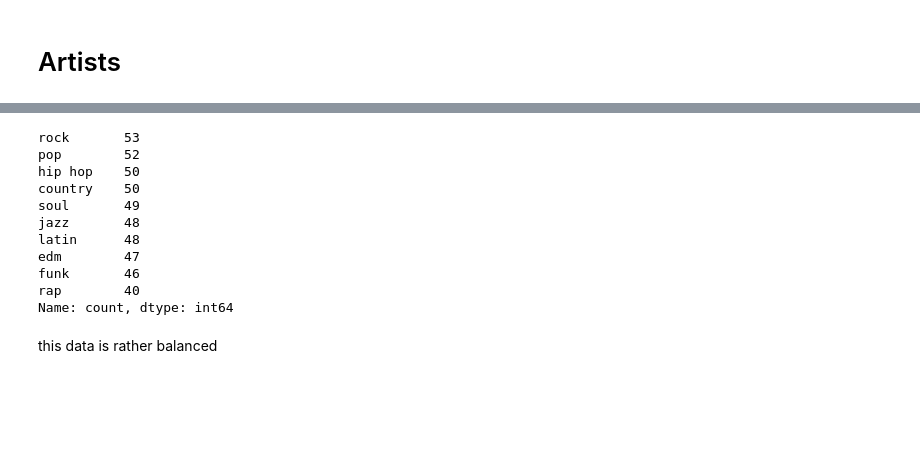
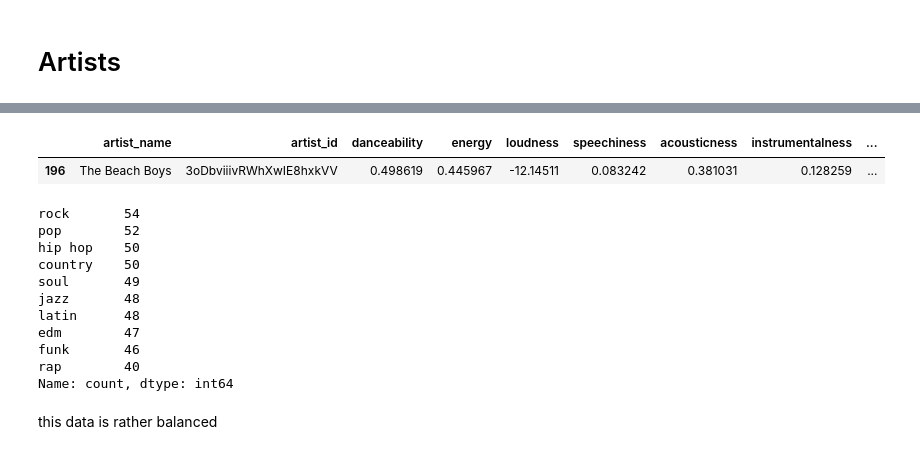
Before and after one commit to jbrismor/DSAN5300, a Jupyter notebook: docs/artist_classification.ipynb, the cells around one changed output, grey strips where cells are left out. Drawn from its saved outputs; the diff is of its cells as text; code cells hidden in the pictures; blank space fills up the shorter version.

```diff
--- a/docs/artist_classification.ipynb
+++ b/docs/artist_classification.ipynb
@@ -45,9 +52,21 @@ artists.head(20)
+# %%
+# delete Roger Miller
+artists = artists.drop(artists[artists['artist_name'] == 'Roger Miller'].index)
+
+# set genre1 for 'The Beach Boys' to 'rock'
+artists.loc[artists['artist_name'] == 'The Beach Boys', 'genre1'] = 'rock'
+
+# look at rows where artist_name == The Beach Boys
+artists[artists['artist_name'] == 'The Beach Boys']
+# %% [output]
+|  | artist_name | artist_id | danceability | energy | loudness | speechiness | acousticness | instrumentalness | ... |
+| 196 | The Beach Boys | 3oDbviiivRWhXwIE8hxkVV | 0.498619 | 0.445967 | -12.14511 | 0.083242 | 0.381031 | 0.128259 | ... |
 # %%
 # concatenate all the genre columns and get value counts
 all_genres = pd.concat([artists['genre1'], artists['genre2'], artists['genre3']])
 all_genres.value_counts()
 # %% [output]
-rock       53
+rock       54
 pop        52
 hip hop    50
 country    50
```
Also changed, not shown: parts of 13 cells of this notebook.
